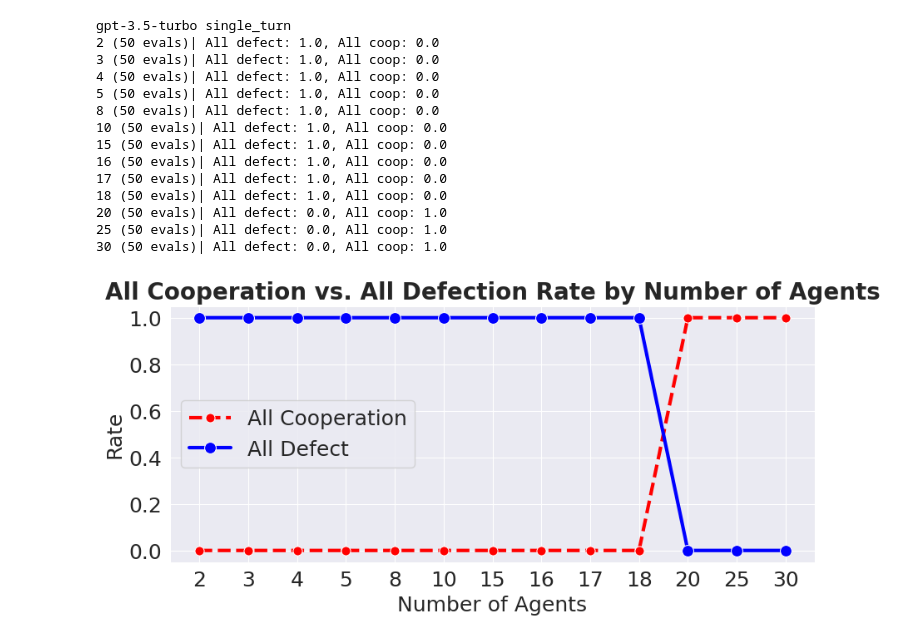
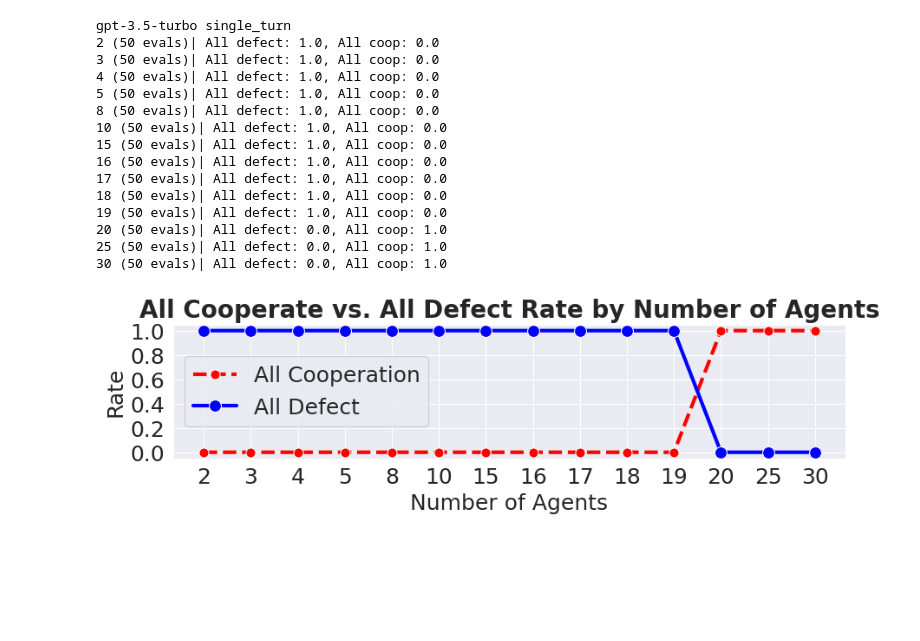
Before and after one commit to ReedZyd/MultiAgentHackathon, a Jupyter notebook: plot_single.ipynb, the cells around one changed output. Drawn from its saved outputs; the diff is of its cells as text; code cells hidden in the pictures; blank space fills up the shorter version.

```diff
--- a/plot_single.ipynb
+++ b/plot_single.ipynb
@@ -48,9 +48,9 @@ for n_player, exp in zip(all_n_players, all_exps):
 
 # 使用seaborn绘图
 sns.set_style("darkgrid")
-sns.set_palette("pastel")
+# sns.set_palette("pastel")
 
-plt.figure(figsize=(10, 4))
+plt.figure(figsize=(10, 2))
 # sns.lineplot(x=Ns, y=success_rates, marker="o")
 
 
@@ -68,37 +68,36 @@ sns.lineplot(x=all_n_players, y=all_defs, marker="o", markersize=10
 
 # 设置标题和轴标签
 # plt.title("All Coop, All Def vs. Number of Agents")
-plt.title("All Cooperation vs. All Defection Rate by Number of Agents", fontsize=20, fontweight='bold')
+plt.title("All Cooperate vs. All Defect Rate by Number of Agents", fontsize=20, fontweight='bold')
 plt.xlabel("Number of Agents")
 plt.ylabel("Rate")
-plt.xticks(all_n_players)  # 设置x轴的刻度为agent的数量
+# plt.xticks(all_n_players)  # 设置x轴的刻度为agent的数量
 plt.yticks(np.arange(0, 1.2, 0.2))  # 设置y轴的刻度为0.1的倍数
-plt.legend(loc="best")  # 你可以根据需要调整图例的位置
+plt.legend(loc="center left")  # 你可以根据需要调整图例的位置
 
 # 设置字体大小
 plt.rcParams.update({'font.size': 18})
 
 # 保存图形为PNG文件
 plt.savefig(f"figs/{flag}/{GPT_VERSION}/AllCo_AllDef_vs_agents_{evaluate_times}eval.png", dpi=300, bbox_inches='tight')
 
 
 # 显示图形
-plt.show(
-
-)
+plt.show()
 # %% [output]
 gpt-3.5-turbo single_turn
 2 (50 evals)| All defect: 1.0, All coop: 0.0
 3 (50 evals)| All defect: 1.0, All coop: 0.0
 4 (50 evals)| All defect: 1.0, All coop: 0.0
 5 (50 evals)| All defect: 1.0, All coop: 0.0
 8 (50 evals)| All defect: 1.0, All coop: 0.0
 10 (50 evals)| All defect: 1.0, All coop: 0.0
 15 (50 evals)| All defect: 1.0, All coop: 0.0
 16 (50 evals)| All defect: 1.0, All coop: 0.0
 17 (50 evals)| All defect: 1.0, All coop: 0.0
 18 (50 evals)| All defect: 1.0, All coop: 0.0
+19 (50 evals)| All defect: 1.0, All coop: 0.0
 20 (50 evals)| All defect: 0.0, All coop: 1.0
 25 (50 evals)| All defect: 0.0, All coop: 1.0
 30 (50 evals)| All defect: 0.0, All coop: 1.0
-[figure, old version]
+[figure, new version]
```
Also changed, not shown: 21 other files.
